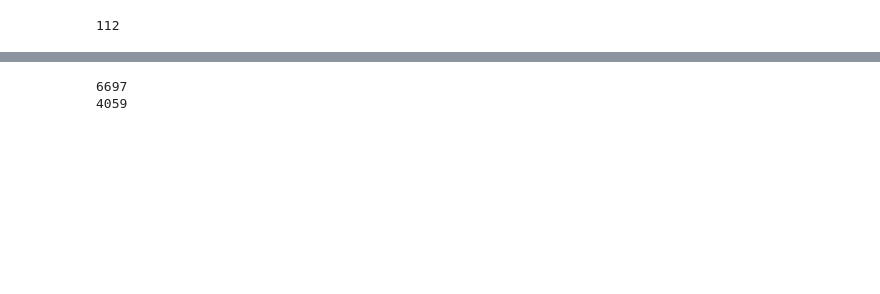
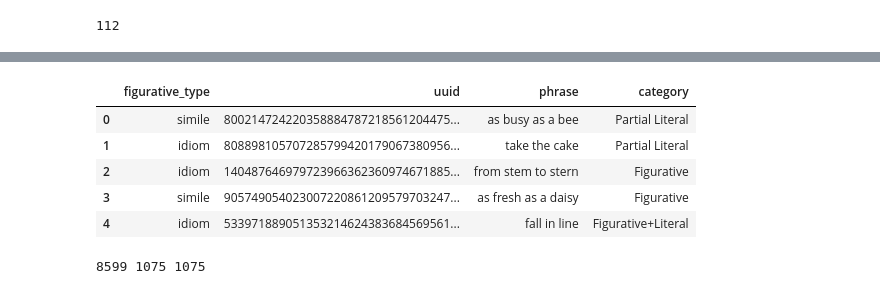
Before and after one commit to lwaekfjlk/mmodel-soup, a Jupyter notebook: irfl_data/EDA.ipynb, the cells around one changed output, grey strips where cells are left out. Drawn from its saved outputs; the diff is of its cells as text; code cells hidden in the pictures; blank space fills up the shorter version.

```diff
--- a/irfl_data/EDA.ipynb
+++ b/irfl_data/EDA.ipynb
@@ -115,9 +98,0 @@ with open('metaphor_data/image_text_pairs.txt', 'w') as f:
-# %%
-idiom_df = pd.DataFrame(IRFL_idioms_dataset)
-# remove entries with category None
-idiom_df_filtered = idiom_df[idiom_df['category'].notna()]
-print(len(idiom_df))
-print(len(idiom_df_filtered))
-# %% [output]
-6697
-4059
@@ -128,0 +99,35 @@ with open('intermediate_data/idiom_image_text_pairs.txt', 'w') as f:
+# %%
+idiom_df = pd.DataFrame(IRFL_idioms_dataset)
+simile_df = pd.DataFrame(IRFL_similes_dataset)
+metaphor_df = pd.DataFrame(IRFL_metaphors_dataset)
+# %%
+# extract uuid, phrase, category, and figurative_type
+idiom_df = idiom_df[['figurative_type', 'uuid', 'phrase', 'category']]
+simile_df = simile_df[['figurative_type', 'uuid', 'phrase', 'category']]
+metaphor_df = metaphor_df[['figurative_type', 'uuid', 'phrase', 'category']]
+# %%
+# concatenate the three dataframes
+df = pd.concat([idiom_df, simile_df, metaphor_df])
+df = df.reset_index(drop=True)
+# shuffle the dataframe
+df = df.sample(frac=1).reset_index(drop=True)
+# replace None with empty string
+df = df.fillna('None')
+# replace , in phrases with ;
+df['phrase'] = df['phrase'].str.replace(',', ';')
+df.head()
+# %% [output]
+|  | figurative_type | uuid | phrase | category |
+| 0 | simile | 800214724220358884787218561204475... | as busy as a bee | Partial Literal |
+| 1 | idiom | 808898105707285799420179067380956... | take the cake | Partial Literal |
+| 2 | idiom | 140487646979723966362360974671885... | from stem to stern | Figurative |
+| 3 | simile | 905749054023007220861209579703247... | as fresh as a daisy | Figurative |
+| 4 | idiom | 533971889051353214624383684569561... | fall in line | Figurative+Literal |
+# %%
+# split the dataframe into train, test, and valid
+train_df = df[:int(0.8 * len(df))]
+valid_df = df[int(0.8 * len(df)):int(0.9 * len(df))]
+test_df = df[int(0.9 * len(df)):]
+print(len(train_df), len(valid_df), len(test_df))
+# %% [output]
+8599 1075 1075
```
Also changed, not shown: parts of 7 cells of this notebook, 10 other files.
